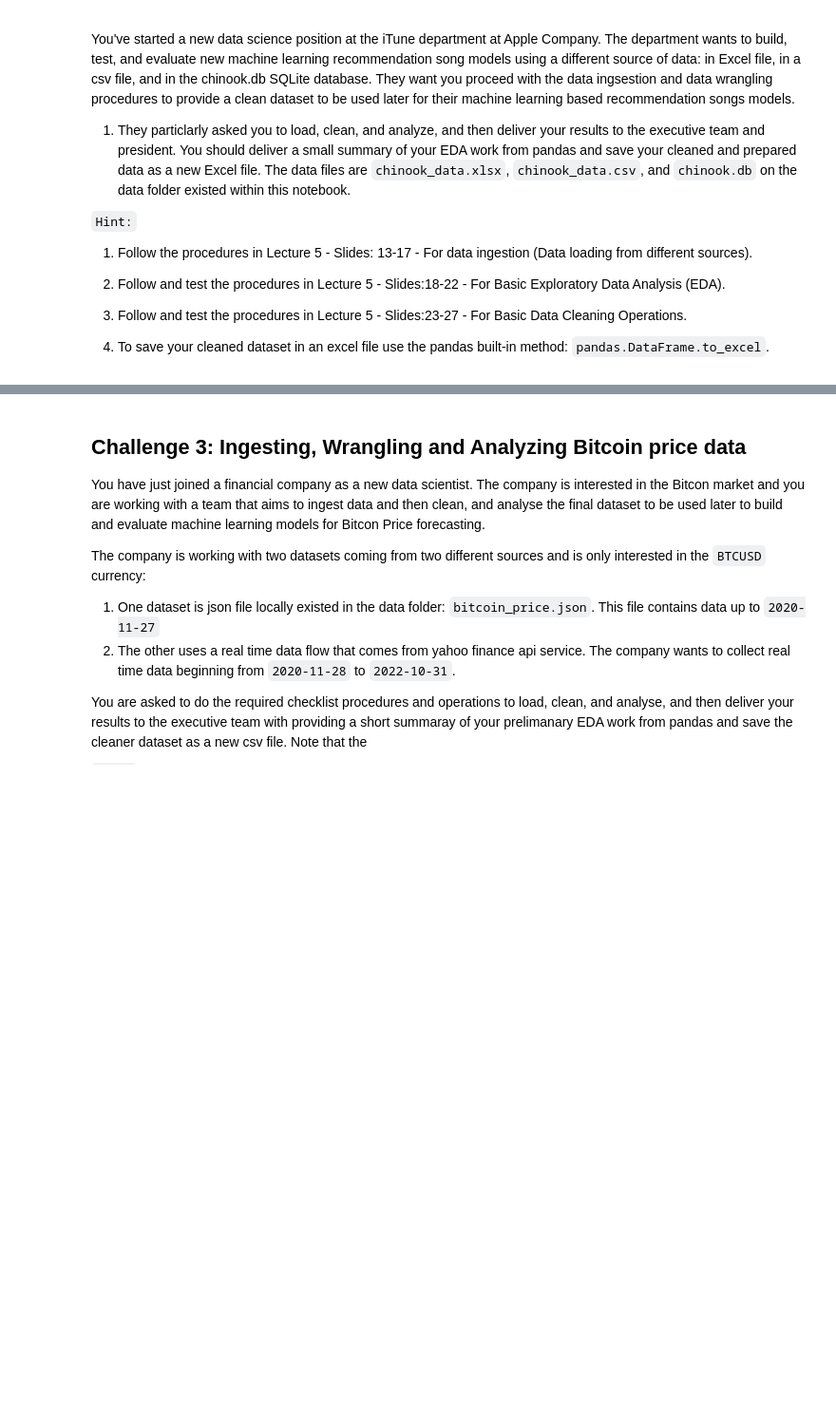
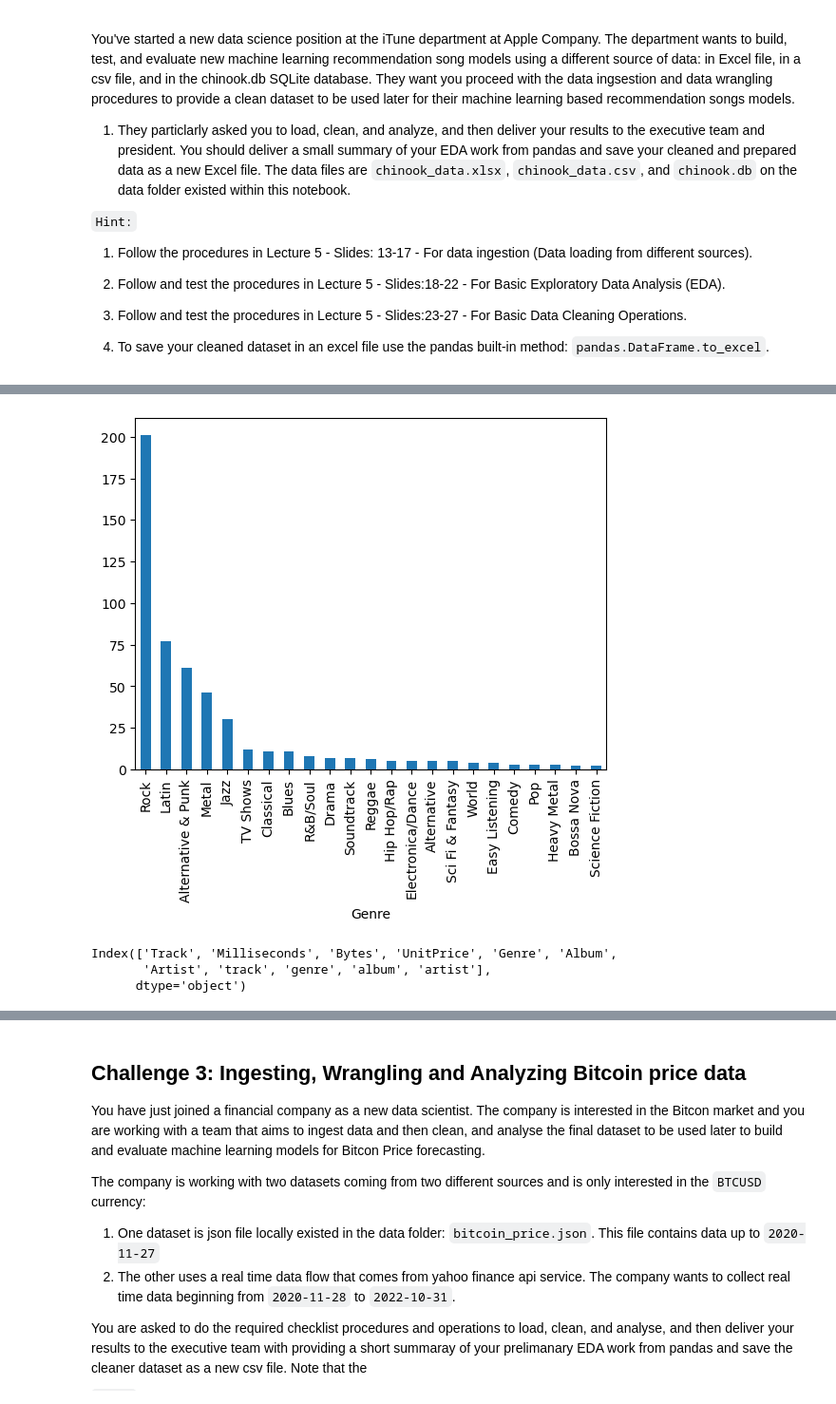
Before and after one commit to amaliahm/SEDS_Labs, a Jupyter notebook: SEDS_Lab5/SEDS_Lab5.ipynb, the cells around one changed output, grey strips where cells are left out. Shown at 95% size. Cells and saved outputs as stored; diff of their text form; code cells hidden in the pictures; blank space fills up the shorter version.

```diff
--- a/SEDS_Lab5/SEDS_Lab5.ipynb
+++ b/SEDS_Lab5/SEDS_Lab5.ipynb
@@ -41,0 +276,14 @@ You should deliver a small summary of your EDA work from pandas and save your cl
+# %%
+itunes_df['Genre'].value_counts().plot.bar()
+plt.show()
+# %% [output]
+[figure, added]
+# %%
+# 23-27
+
+itunes_df.drop('Composer', axis=1, inplace=True)
+itunes_df.columns
+# %% [output]
+Index(['Track', 'Milliseconds', 'Bytes', 'UnitPrice', 'Genre', 'Album',
+       'Artist', 'track', 'genre', 'album', 'artist'],
+      dtype='object')
```
Also changed, not shown: parts of 29 cells of this notebook, 1 other file.
